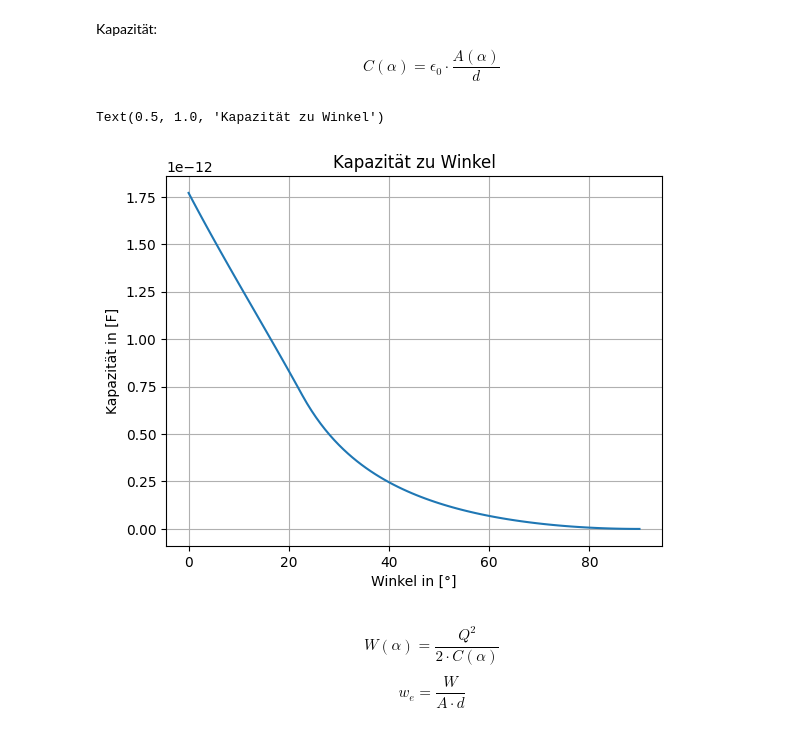
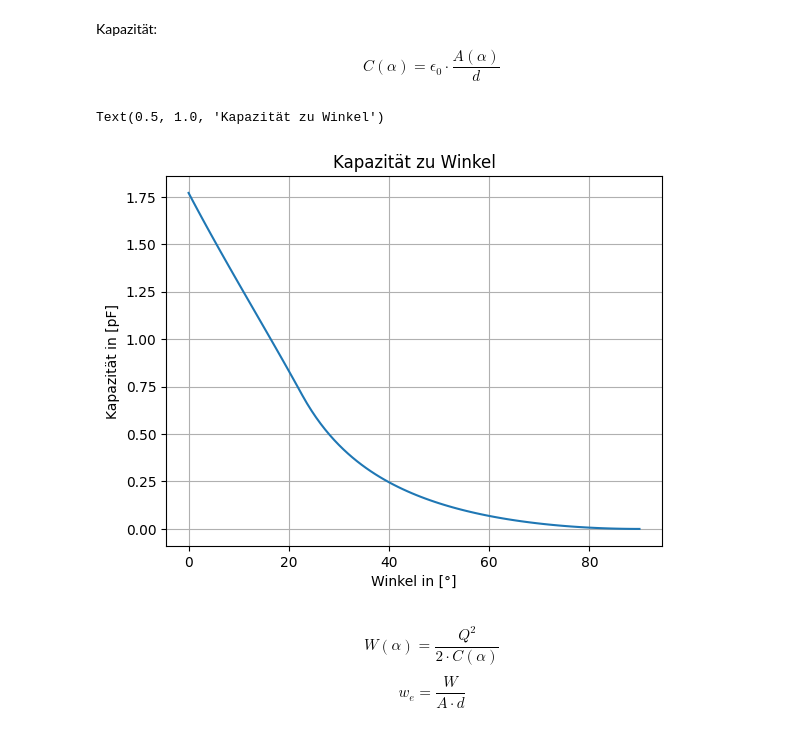
Before and after one commit to HansPeter21/COP_Elektrostatik, a Jupyter notebook: Projekt_ES_Albertin_Schegg.ipynb, the cells around one changed output. Saved outputs shown, nothing was run; the diff lists cells and outputs as text; code cells hidden in the pictures.

```diff
--- a/Projekt_ES_Albertin_Schegg.ipynb
+++ b/Projekt_ES_Albertin_Schegg.ipynb
@@ -13,6 +13,7 @@ import matplotlib.pyplot as plt
 # Geometrie der festen Platte
 feste_platte = Polygon([(0, 0), (2, 0), (2, 1), (0, 1)])
 
+
 # Funktion zur Berechnung der Drehung
 def rotiere_platte(alpha, drehachse=(-0.5, 0.5)):
     # Ecken der Platte relativ zur Drehachse
@@ -20,12 +21,17 @@ def rotiere_platte(alpha, drehachse=(-0.5, 0.5)):
     alpha_rad = np.radians(alpha)
 
     # Rotationsmatrix
-    R = np.array([[np.cos(alpha_rad), -np.sin(alpha_rad)],
-                  [np.sin(alpha_rad), np.cos(alpha_rad)]])
+    R = np.array(
+        [
+            [np.cos(alpha_rad), -np.sin(alpha_rad)],
+            [np.sin(alpha_rad), np.cos(alpha_rad)],
+        ]
+    )
 
     # Drehung der Ecken
     ecken_rotiert = np.dot(ecken, R.T) + drehachse
     return Polygon(ecken_rotiert)
+
 
 # Winkelbereich definieren
 winkel_alpha = np.linspace(0, 90, 100)
@@ -104,24 +110,26 @@ plt.tight_layout()
 Kapazität:
 $$ C(\alpha) = \epsilon_0 \cdot \frac{A(\alpha)}{d} $$
 # %%
-eps0 = 8.854*10**-12 # elektr. Feldkonstante [F/m]
-d = 10**(-5) # Abstand [m]
-Q = 1.856*10**(-11) # Ladung in [C]
+eps0 = 8.854 * 10 ** (-12)  # elektr. Feldkonstante [F/m]
+d = 10 ** (-5)  # Abstand [m]
+Q = 1.856 * 10 ** (-11)  # Ladung in [C]
 # %%
-A = [element/10**6 for element in ueberlappungsflaechen] # Fläche des Kondensator in [m^2]
+A = [
+    element / 10**6 for element in ueberlappungsflaechen
+]  # Fläche des Kondensator in [m^2]
 A = np.array([A])
 # %%
-C = eps0*A/d #Kapazität in [F]
-alpha = np.array([winkel_alpha]) # Winkel in [°]
+C = eps0 * A / d  # Kapazität in [F]
+alpha = np.array([winkel_alpha])  # Winkel in [°]
 
-plt.plot(alpha[0,:],C[0,:])
+plt.plot(alpha[0, :], 10**12 * C[0, :])
 plt.grid()
-plt.ylabel("Kapazität in [F]")
+plt.ylabel("Kapazität in [pF]")
 plt.xlabel("Winkel in [°]")
 plt.title("Kapazität zu Winkel")
 # %% [output]
 Text(0.5, 1.0, 'Kapazität zu Winkel')
-[figure, old version]
+[figure, new version]
 # %% [markdown]
 $$ W(\alpha) = \frac{Q^2}{2 \cdot C(\alpha)} $$
 $$ w_e = \frac{W}{A \cdot d}$$
```
Also changed, not shown: parts of 7 cells of this notebook, 1 other file.
